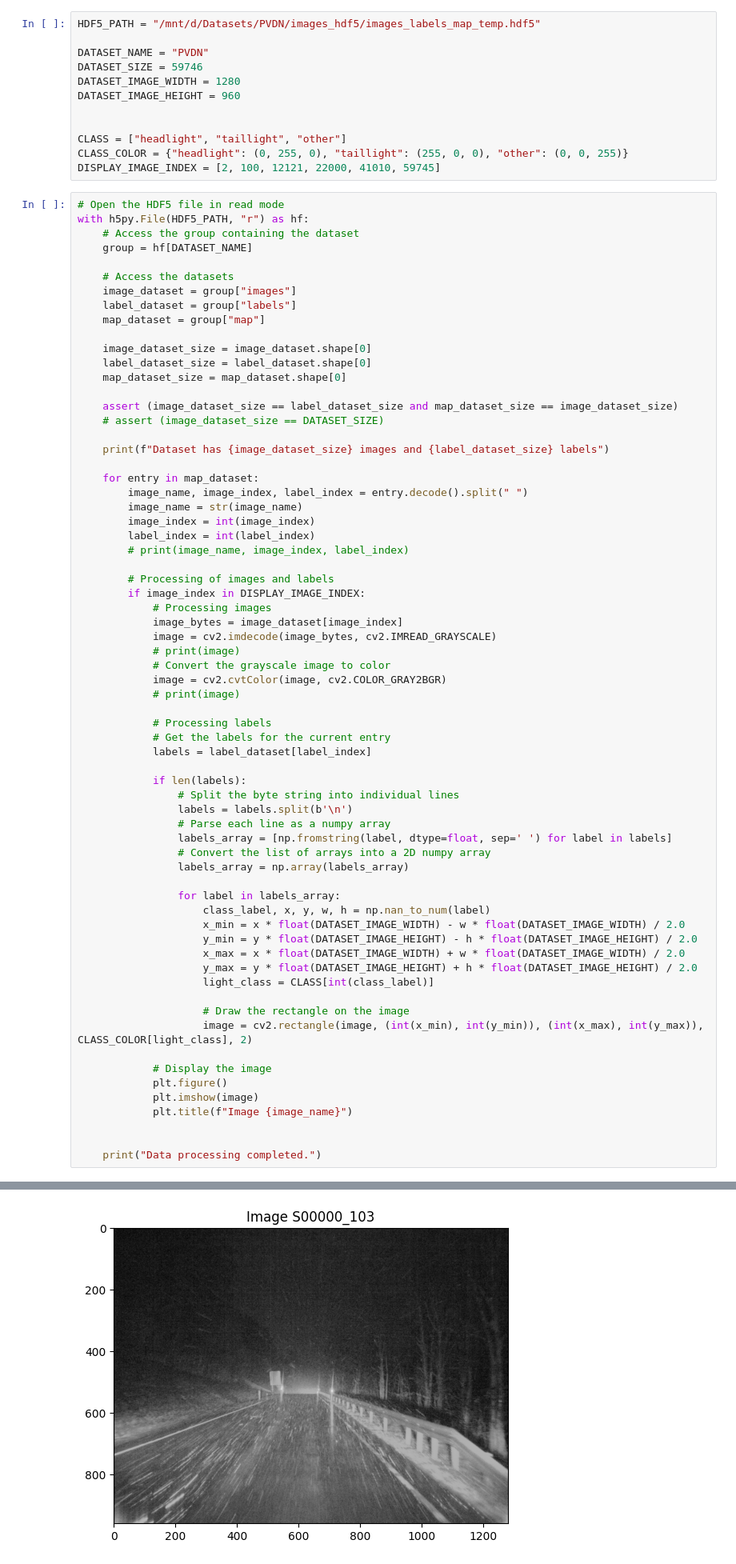
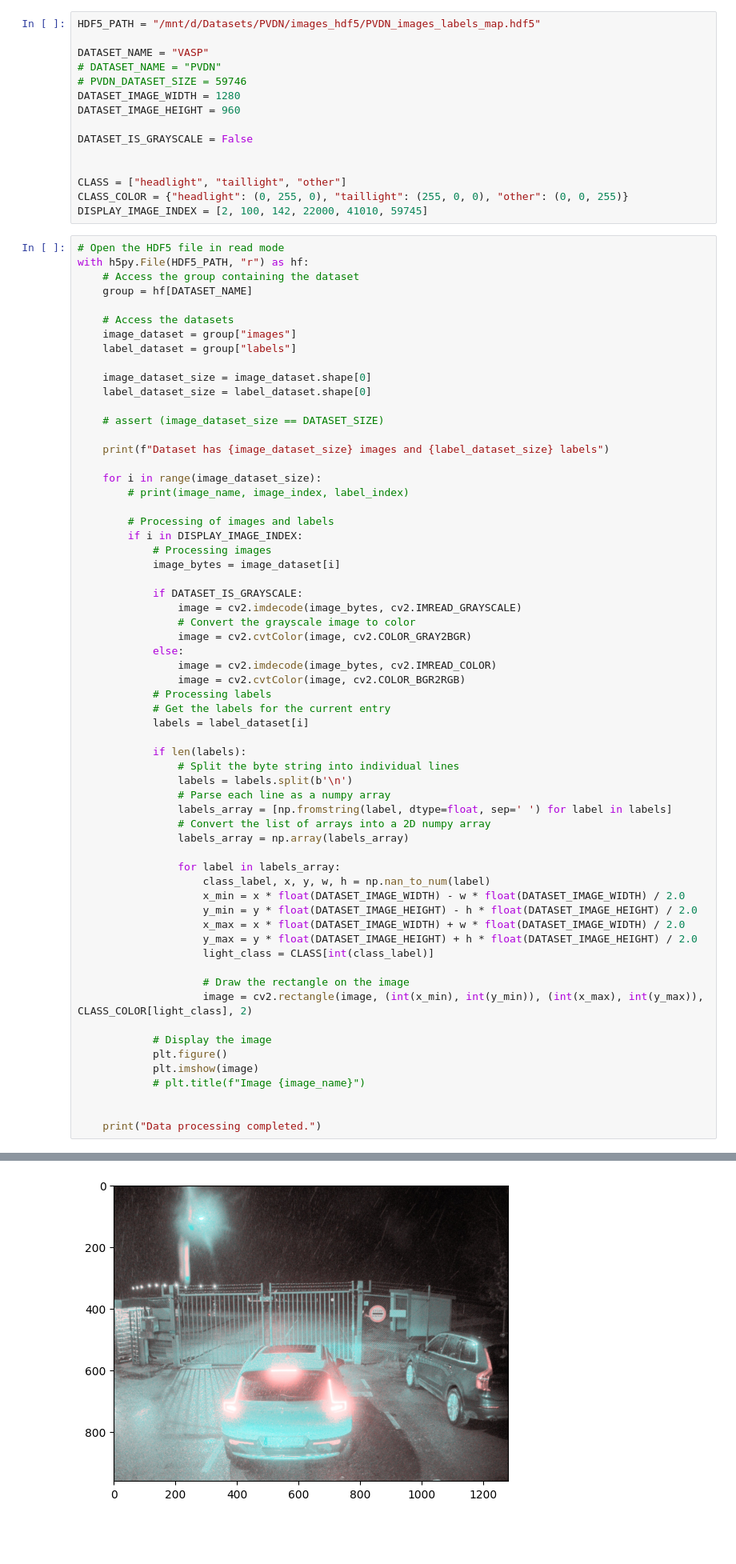
Before and after one commit to asnecemnnit/PyTorch-YOLOv3, a Jupyter notebook: pytorchyolo/utils/read_hdf5_datasets.ipynb, the cells around one changed output, grey strips where cells are left out. Shown at 80% size. Saved outputs shown, nothing was run; the diff lists cells and outputs as text; blank space fills up the shorter version.

```diff
--- a/pytorchyolo/utils/read_hdf5_datasets.ipynb
+++ b/pytorchyolo/utils/read_hdf5_datasets.ipynb
@@ -4,17 +4,20 @@ import numpy as np
 import cv2
 import matplotlib.pyplot as plt
 # %%
-HDF5_PATH = "/mnt/d/Datasets/PVDN/images_hdf5/images_labels_map_temp.hdf5"
+HDF5_PATH = "/mnt/d/Datasets/PVDN/images_hdf5/PVDN_images_labels_map.hdf5"
 
-DATASET_NAME = "PVDN"
-DATASET_SIZE = 59746
+DATASET_NAME = "VASP"
+# DATASET_NAME = "PVDN"
+# PVDN_DATASET_SIZE = 59746
 DATASET_IMAGE_WIDTH = 1280
 DATASET_IMAGE_HEIGHT = 960
+
+DATASET_IS_GRAYSCALE = False
 
 
 CLASS = ["headlight", "taillight", "other"]
 CLASS_COLOR = {"headlight": (0, 255, 0), "taillight": (255, 0, 0), "other": (0, 0, 255)}
-DISPLAY_IMAGE_INDEX = [2, 100, 12121, 22000, 41010, 59745]
+DISPLAY_IMAGE_INDEX = [2, 100, 142, 22000, 41010, 59745]
 # %%
 # Open the HDF5 file in read mode
 with h5py.File(HDF5_PATH, "r") as hf:
@@ -24,37 +27,32 @@ with h5py.File(HDF5_PATH, "r") as hf:
     # Access the datasets
     image_dataset = group["images"]
     label_dataset = group["labels"]
-    map_dataset = group["map"]
 
     image_dataset_size = image_dataset.shape[0]
     label_dataset_size = label_dataset.shape[0]
-    map_dataset_size = map_dataset.shape[0]
 
-    assert (image_dataset_size == label_dataset_size and map_dataset_size == image_dataset_size)
     # assert (image_dataset_size == DATASET_SIZE)
 
     print(f"Dataset has {image_dataset_size} images and {label_dataset_size} labels")
 
-    for entry in map_dataset:
-        image_name, image_index, label_index = entry.decode().split(" ")
-        image_name = str(image_name)
-        image_index = int(image_index)
-        label_index = int(label_index)
+    for i in range(image_dataset_size):
         # print(image_name, image_index, label_index)
 
         # Processing of images and labels
-        if image_index in DISPLAY_IMAGE_INDEX:
+        if i in DISPLAY_IMAGE_INDEX:
             # Processing images
-            image_bytes = image_dataset[image_index]
-            image = cv2.imdecode(image_bytes, cv2.IMREAD_GRAYSCALE)
-            # print(image)
-            # Convert the grayscale image to color
-            image = cv2.cvtColor(image, cv2.COLOR_GRAY2BGR)
-            # print(image)
+            image_bytes = image_dataset[i]
 
+            if DATASET_IS_GRAYSCALE:
+                image = cv2.imdecode(image_bytes, cv2.IMREAD_GRAYSCALE)
+                # Convert the grayscale image to color
+                image = cv2.cvtColor(image, cv2.COLOR_GRAY2BGR)
+            else:
+                image = cv2.imdecode(image_bytes, cv2.IMREAD_COLOR)
+                image = cv2.cvtColor(image, cv2.COLOR_BGR2RGB)
             # Processing labels
             # Get the labels for the current entry
-            labels = label_dataset[label_index]
+            labels = label_dataset[i]
 
             if len(labels):
                 # Split the byte string into individual lines
@@ -78,7 +76,7 @@ with h5py.File(HDF5_PATH, "r") as hf:
             # Display the image
             plt.figure()
             plt.imshow(image)
-            plt.title(f"Image {image_name}")
+            # plt.title(f"Image {image_name}")
 
 
     print("Data processing completed.")
@@ -87,2 +85,2 @@ Dataset has 30 images and 30 labels
 Data processing completed.
-[figure, old version]
+[figure, new version]
```
Also changed, not shown: parts of 1 cell of this notebook, 1 other file.
